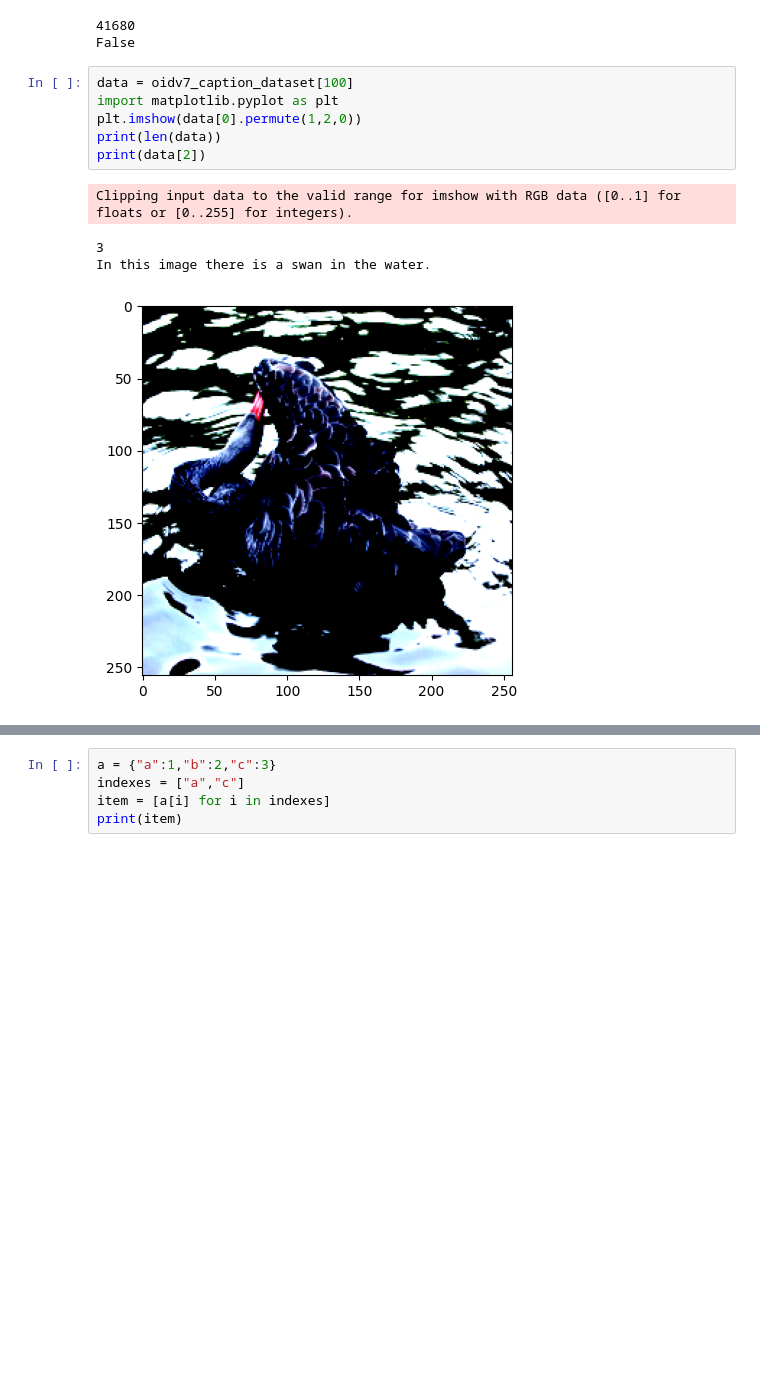
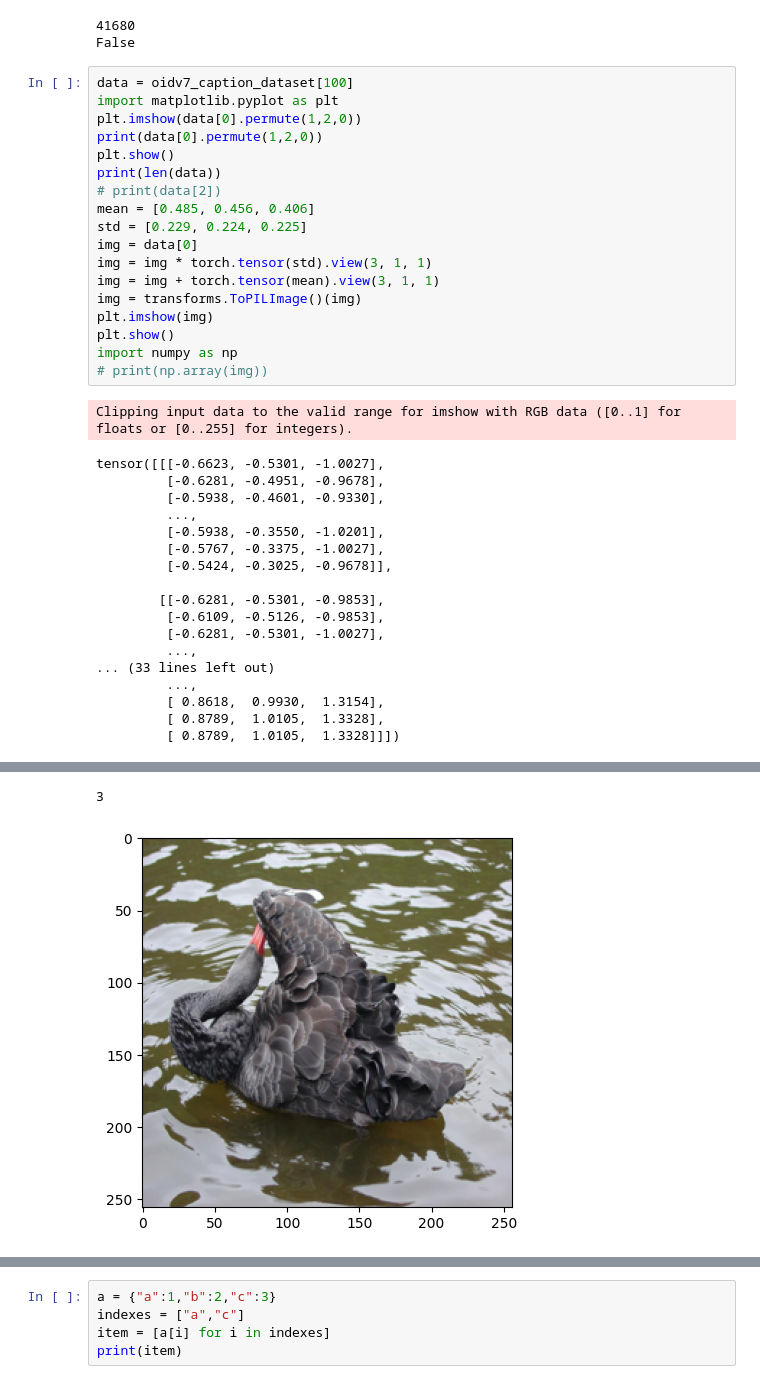
Before and after one commit to k-yanase9/KLab_MultiModalModel, a Jupyter notebook: multi_task_train/view_dataset.ipynb, the cells around one changed output, grey strips where cells are left out. Saved outputs shown, nothing was run; the diff lists cells and outputs as text; blank space fills up the shorter version.

```diff
--- a/multi_task_train/view_dataset.ipynb
+++ b/multi_task_train/view_dataset.ipynb
@@ -274,14 +274,40 @@ print(isinstance(oidv7_caption_dataset,torch.utils.data.IterableDataset))
 # %% [output]
 41680
 False
-# %%
-data = oidv7_caption_dataset[100]
-import matplotlib.pyplot as plt
-plt.imshow(data[0].permute(1,2,0))
-print(len(data))
-print(data[2])
-# %% [output]
-Clipping input data to the valid range for imshow with RGB data ([0..1] for floats or [0..255] for integers).
-3
-In this image there is a swan in the water.
-[figure, removed]
+# %%
+data = oidv7_caption_dataset[100]
+import matplotlib.pyplot as plt
+plt.imshow(data[0].permute(1,2,0))
+print(data[0].permute(1,2,0))
+plt.show()
+print(len(data))
+# print(data[2])
+mean = [0.485, 0.456, 0.406]
+std = [0.229, 0.224, 0.225]
+img = data[0]
+img = img * torch.tensor(std).view(3, 1, 1)
+img = img + torch.tensor(mean).view(3, 1, 1)
+img = transforms.ToPILImage()(img)
+plt.imshow(img)
+plt.show()
+import numpy as np
+# print(np.array(img))
+# %% [output]
+Clipping input data to the valid range for imshow with RGB data ([0..1] for floats or [0..255] for integers).
+tensor([[[-0.6623, -0.5301, -1.0027],
+         [-0.6281, -0.4951, -0.9678],
+         [-0.5938, -0.4601, -0.9330],
+         ...,
+         [-0.5938, -0.3550, -1.0201],
+         [-0.5767, -0.3375, -1.0027],
+         [-0.5424, -0.3025, -0.9678]],
+
+        [[-0.6281, -0.5301, -0.9853],
+         [-0.6109, -0.5126, -0.9853],
+         [-0.6281, -0.5301, -1.0027],
+         ...,
+... (33 lines left out)
+         ...,
+         [ 0.8618,  0.9930,  1.3154],
+         [ 0.8789,  1.0105,  1.3328],
+         [ 0.8789,  1.0105,  1.3328]]])
@@ -288 +315,3 @@ In this image there is a swan in the water.
+3
+[figure, added]
 # %%
```
Also changed, not shown: parts of 4 cells of this notebook, 2 other files.
